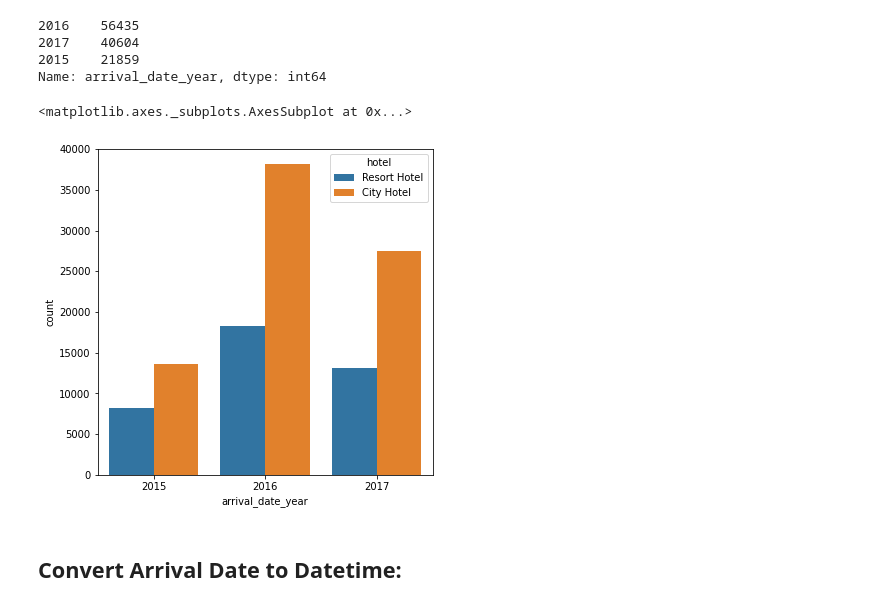
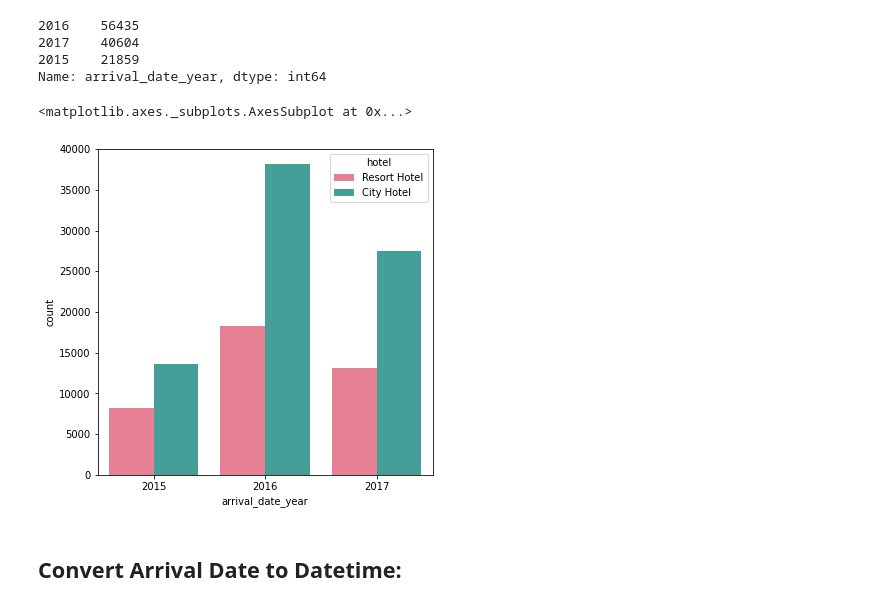
Before and after one commit to datascience-vivek/EDA-Capstone-Project-on-Hotel-Bookings, a Jupyter notebook: EDA_Capstone_Project_on_Hotel_Bookings.ipynb, the cells around one changed output. Saved outputs shown, nothing was run; the diff lists cells and outputs as text; code cells hidden in the pictures.

```diff
--- a/EDA_Capstone_Project_on_Hotel_Bookings.ipynb
+++ b/EDA_Capstone_Project_on_Hotel_Bookings.ipynb
@@ -285,11 +285,11 @@ Name: arrival_date_year, dtype: int64
 # %%
 plt.figure(figsize =(6,6))
 list2 = ['hotel', 'arrival_date_year']
 period_arrival = df[list2]
-sns.countplot(data = period_arrival, x = 'arrival_date_year', hue = 'hotel')
+sns.countplot(data = period_arrival, x = 'arrival_date_year', hue = 'hotel',palette='husl')
 # %% [output]
 <matplotlib.axes._subplots.AxesSubplot at 0x...>
-[figure, old version]
+[figure, new version]
 # %% [markdown]
 ## **Convert Arrival Date to Datetime:**
 # %%
```
Also changed, not shown: parts of 6 cells of this notebook.
